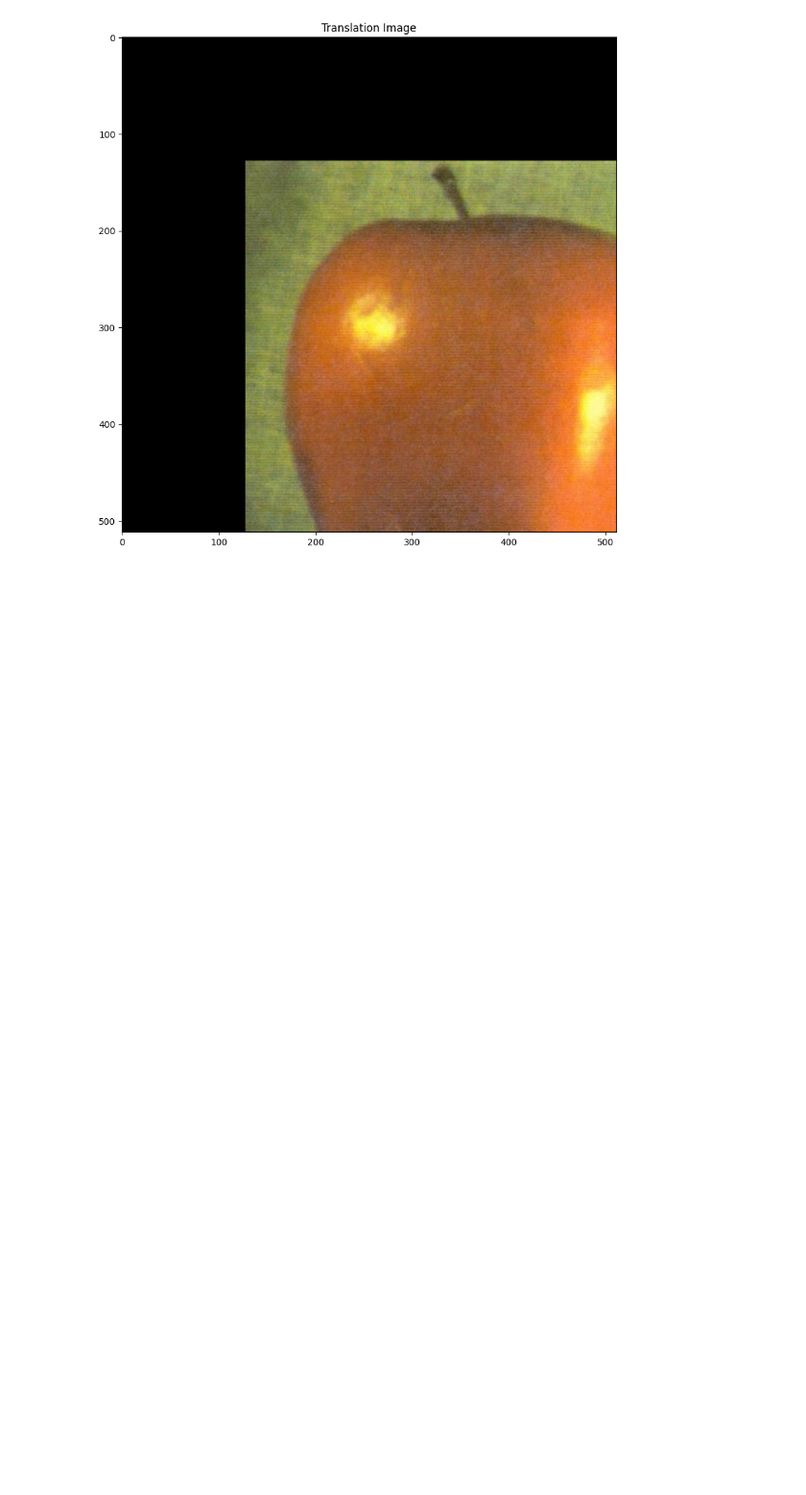
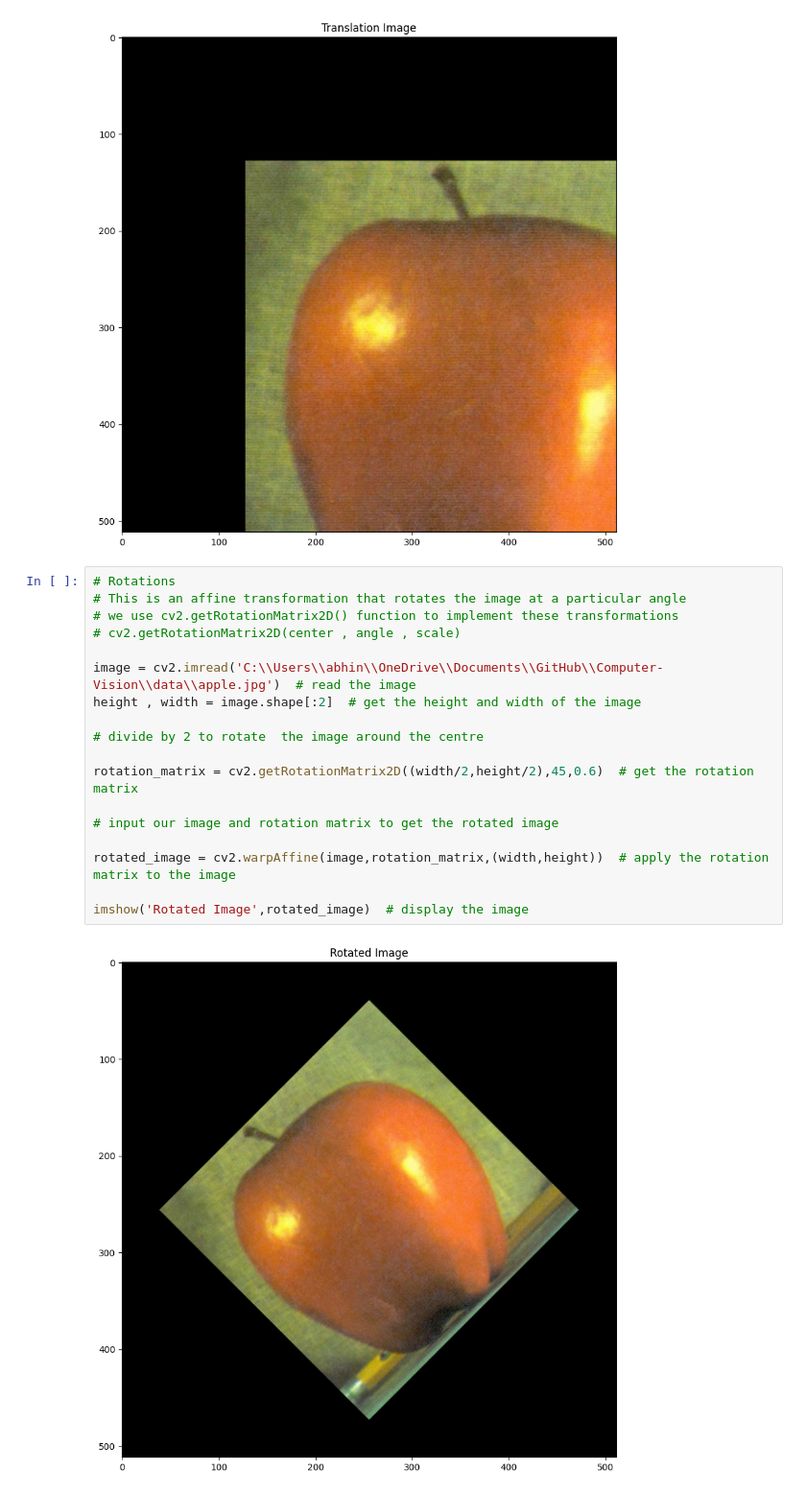
Before and after one commit to maxprogrammer007/Computer-Vision, a Jupyter notebook: 01_Image_Operations/05_Transformations_Translations_OpenCV.ipynb, the cells around one changed output. Shown at 96% size. Cells and saved outputs as stored; diff of their text form; blank space fills up the shorter version.

```diff
--- a/01_Image_Operations/05_Transformations_Translations_OpenCV.ipynb
+++ b/01_Image_Operations/05_Transformations_Translations_OpenCV.ipynb
@@ -52,3 +52,23 @@ Image_translation = cv2.warpAffine(Image,T,(w,h))  # apply the translation matri
 imshow('Translation Image',Image_translation)  # display the image
 # %% [output]
 [figure]
+# %%
+# Rotations
+# This is an affine transformation that rotates the image at a particular angle
+# we use cv2.getRotationMatrix2D() function to implement these transformations
+# cv2.getRotationMatrix2D(center , angle , scale)
+
+image = cv2.imread('C:\\Users\\abhin\\OneDrive\\Documents\\GitHub\\Computer-Vision\\data\\apple.jpg')  # read the image
+height , width = image.shape[:2]  # get the height and width of the image
+
+# divide by 2 to rotate  the image around the centre
+
+rotation_matrix = cv2.getRotationMatrix2D((width/2,height/2),45,0.6)  # get the rotation matrix
+
+# input our image and rotation matrix to get the rotated image
+
+rotated_image = cv2.warpAffine(image,rotation_matrix,(width,height))  # apply the rotation matrix to the image
+
+imshow('Rotated Image',rotated_image)  # display the image
+# %% [output]
+[figure, added]
```
